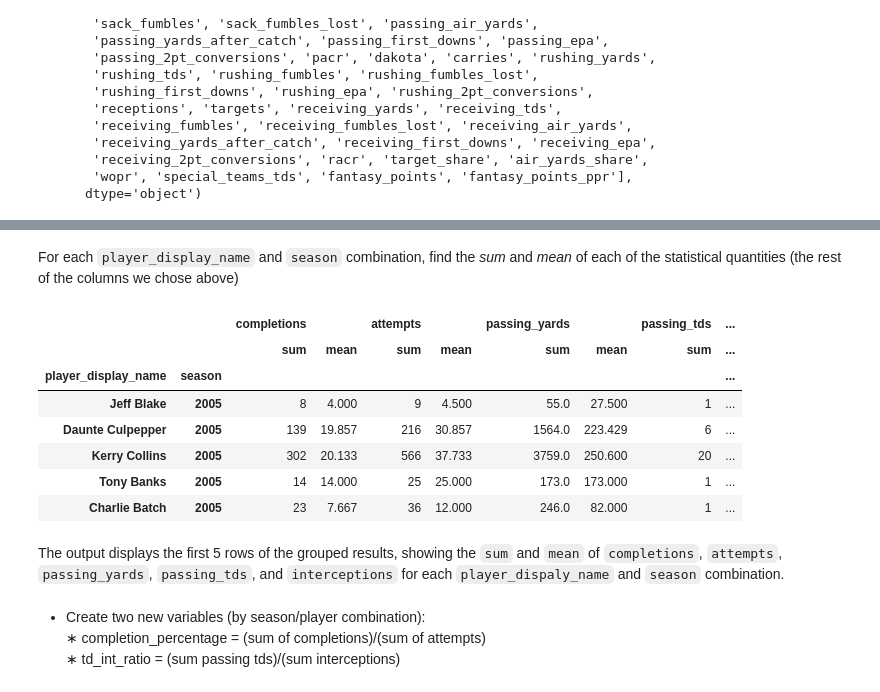
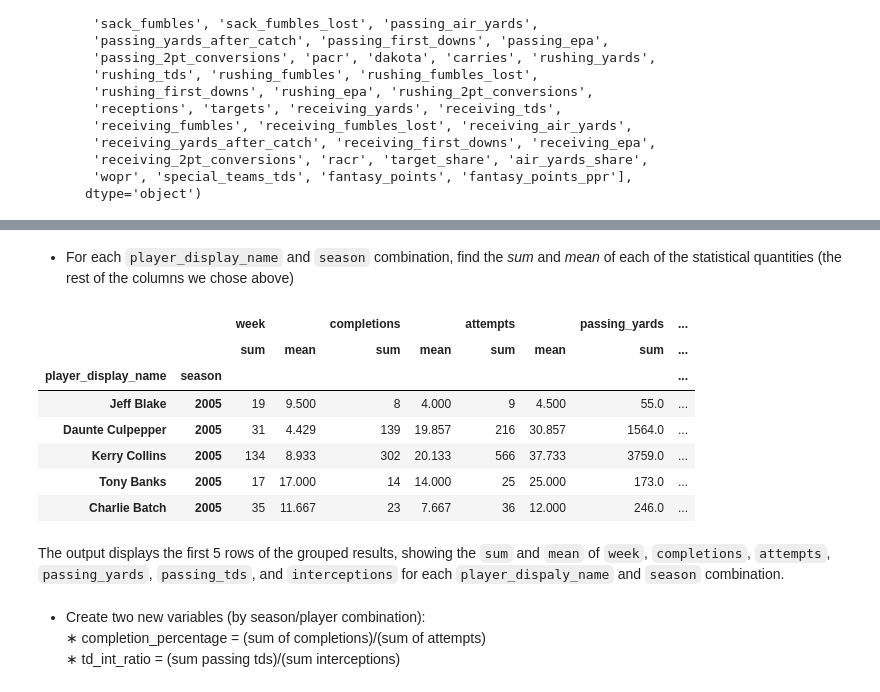
Before and after one commit to fhzhkunming/ST-554-Project-II, a Jupyter notebook: ST554_project2_Hui.ipynb, the cells around one changed output, grey strips where cells are left out. Drawn from its saved outputs; the diff is of its cells as text; code cells hidden in the pictures.

Commit message:
Add files via upload
complete the first draft

```diff
--- a/ST554_project2_Hui.ipynb
+++ b/ST554_project2_Hui.ipynb
@@ -1063,30 +1053,31 @@ qb_select.head()
 # %% [markdown]
-For each `player_display_name` and `season` combination, find the *sum* and *mean* of each of the statistical quantities (the rest of the columns we chose above)
+- For each `player_display_name` and `season` combination, find the *sum* and *mean* of each of the statistical quantities (the rest of the columns we chose above)
 # %%
 qb_summary = (
     qb_select
     .groupby(["player_display_name", "season"])
     .agg({
+        "week":["sum", "mean"],
         "completions": ["sum", "mean"],
         "attempts": ["sum", "mean"],
         "passing_yards": ["sum", "mean"],
         "passing_tds": ["sum", "mean"],
         "interceptions": ["sum", "mean"]
     })
 )
 # show the first 5 rows and round to 3 dicimals
 qb_summary.head().round(3)
 # %% [output]
-|  |  | completions |  | attempts |  | passing_yards |  | passing_tds | ... |
+|  |  | week |  | completions |  | attempts |  | passing_yards | ... |
 |  |  | sum | mean | sum | mean | sum | mean | sum | ... |
 | player_display_name | season |  |  |  |  |  |  |  | ... |
-| Jeff Blake | 2005 | 8 | 4.000 | 9 | 4.500 | 55.0 | 27.500 | 1 | ... |
-| Daunte Culpepper | 2005 | 139 | 19.857 | 216 | 30.857 | 1564.0 | 223.429 | 6 | ... |
-| Kerry Collins | 2005 | 302 | 20.133 | 566 | 37.733 | 3759.0 | 250.600 | 20 | ... |
-| Tony Banks | 2005 | 14 | 14.000 | 25 | 25.000 | 173.0 | 173.000 | 1 | ... |
-| Charlie Batch | 2005 | 23 | 7.667 | 36 | 12.000 | 246.0 | 82.000 | 1 | ... |
+| Jeff Blake | 2005 | 19 | 9.500 | 8 | 4.000 | 9 | 4.500 | 55.0 | ... |
+| Daunte Culpepper | 2005 | 31 | 4.429 | 139 | 19.857 | 216 | 30.857 | 1564.0 | ... |
+| Kerry Collins | 2005 | 134 | 8.933 | 302 | 20.133 | 566 | 37.733 | 3759.0 | ... |
+| Tony Banks | 2005 | 17 | 17.000 | 14 | 14.000 | 25 | 25.000 | 173.0 | ... |
+| Charlie Batch | 2005 | 35 | 11.667 | 23 | 7.667 | 36 | 12.000 | 246.0 | ... |
 # %% [markdown]
-The output displays the first 5 rows of the grouped results, showing the `sum` and `mean` of `completions`, `attempts`, `passing_yards`, `passing_tds`, and `interceptions` for each `player_dispaly_name` and `season` combination.
+The output displays the first 5 rows of the grouped results, showing the `sum` and `mean` of `week`, `completions`, `attempts`, `passing_yards`, `passing_tds`, and `interceptions` for each `player_dispaly_name` and `season` combination.
 # %% [markdown]
 - Create two new variables (by season/player combination):\
     ∗ completion_percentage = (sum of completions)/(sum of attempts)\
```
Also changed, not shown: parts of 31 cells of this notebook.
